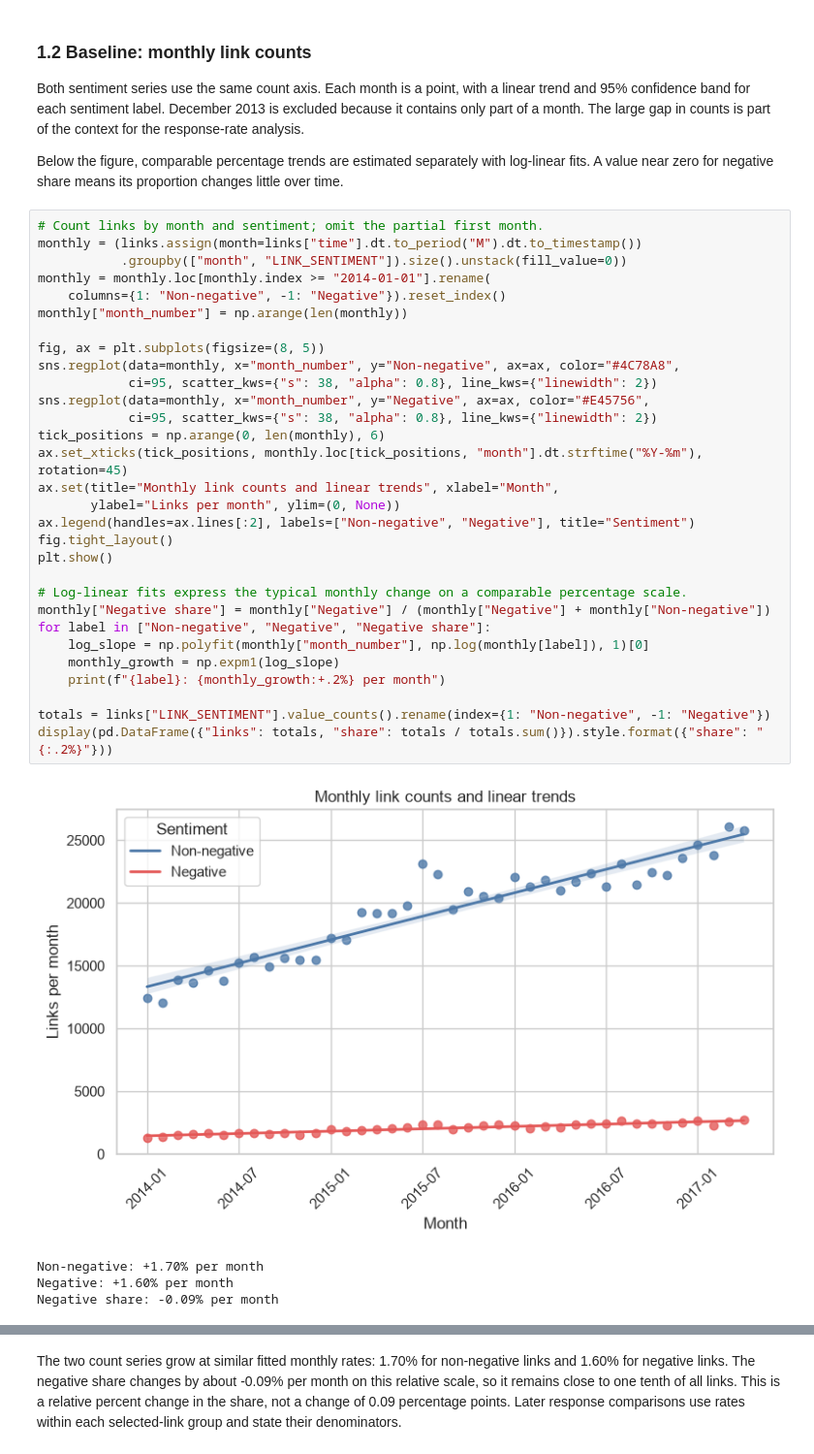
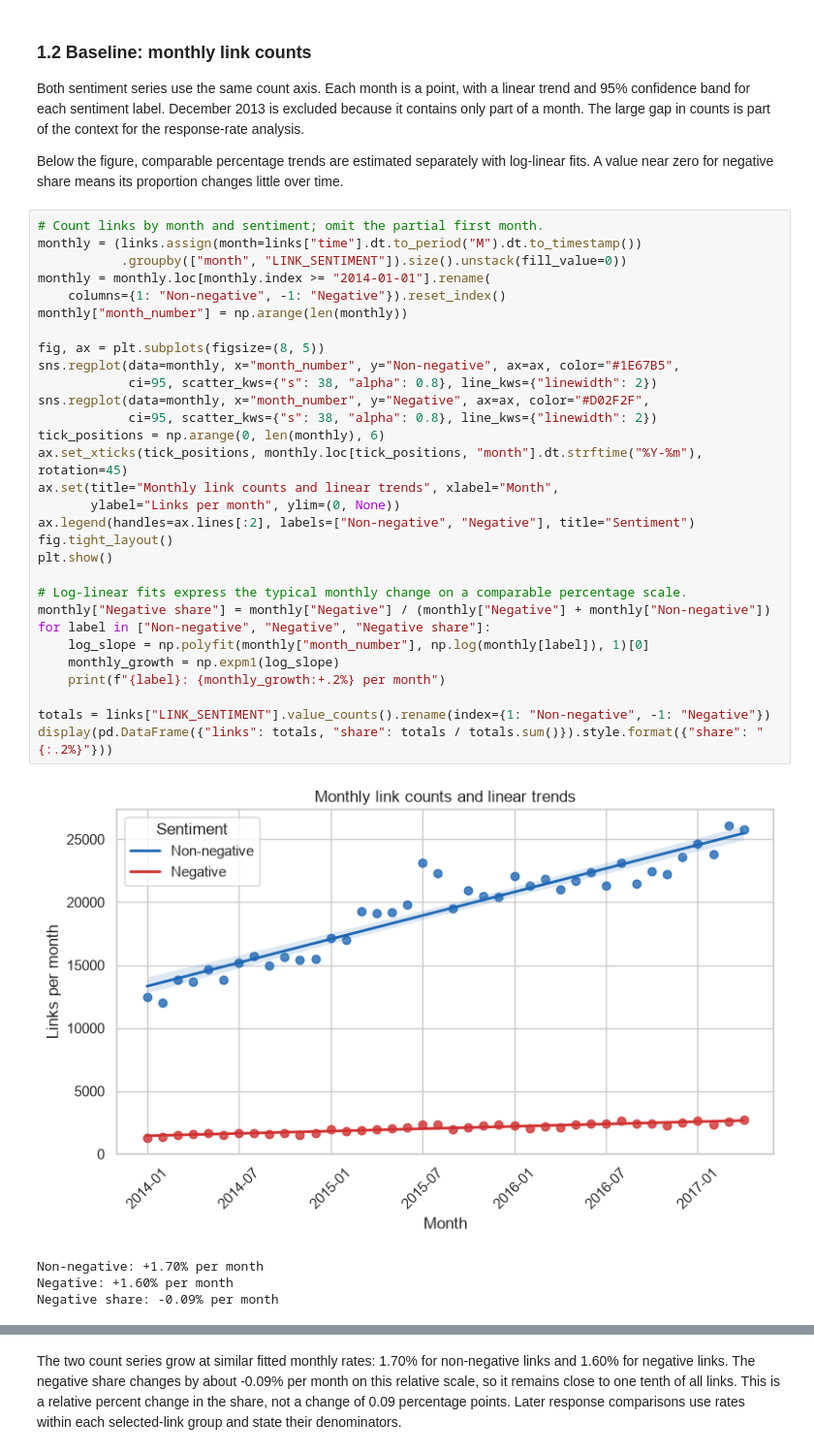
Before and after one commit to RomainFast121/ada_project, a Jupyter notebook: research_question_2.ipynb, the cells around one changed output, grey strips where cells are left out. Shown at 97% size. Cells and saved outputs as stored; diff of their text form.

```diff
--- a/research_question_2.ipynb
+++ b/research_question_2.ipynb
@@ -107,35 +107,35 @@ Below the figure, comparable percentage trends are estimated separately with log
 # %%
 # Count links by month and sentiment; omit the partial first month.
 monthly = (links.assign(month=links["time"].dt.to_period("M").dt.to_timestamp())
            .groupby(["month", "LINK_SENTIMENT"]).size().unstack(fill_value=0))
 monthly = monthly.loc[monthly.index >= "2014-01-01"].rename(
     columns={1: "Non-negative", -1: "Negative"}).reset_index()
 monthly["month_number"] = np.arange(len(monthly))
 
 fig, ax = plt.subplots(figsize=(8, 5))
-sns.regplot(data=monthly, x="month_number", y="Non-negative", ax=ax, color="#4C78A8",
+sns.regplot(data=monthly, x="month_number", y="Non-negative", ax=ax, color="#1E67B5",
             ci=95, scatter_kws={"s": 38, "alpha": 0.8}, line_kws={"linewidth": 2})
-sns.regplot(data=monthly, x="month_number", y="Negative", ax=ax, color="#E45756",
+sns.regplot(data=monthly, x="month_number", y="Negative", ax=ax, color="#D02F2F",
             ci=95, scatter_kws={"s": 38, "alpha": 0.8}, line_kws={"linewidth": 2})
 tick_positions = np.arange(0, len(monthly), 6)
 ax.set_xticks(tick_positions, monthly.loc[tick_positions, "month"].dt.strftime("%Y-%m"), rotation=45)
 ax.set(title="Monthly link counts and linear trends", xlabel="Month",
        ylabel="Links per month", ylim=(0, None))
 ax.legend(handles=ax.lines[:2], labels=["Non-negative", "Negative"], title="Sentiment")
 fig.tight_layout()
 plt.show()
 
 # Log-linear fits express the typical monthly change on a comparable percentage scale.
 monthly["Negative share"] = monthly["Negative"] / (monthly["Negative"] + monthly["Non-negative"])
 for label in ["Non-negative", "Negative", "Negative share"]:
     log_slope = np.polyfit(monthly["month_number"], np.log(monthly[label]), 1)[0]
     monthly_growth = np.expm1(log_slope)
     print(f"{label}: {monthly_growth:+.2%} per month")
 
 totals = links["LINK_SENTIMENT"].value_counts().rename(index={1: "Non-negative", -1: "Negative"})
 display(pd.DataFrame({"links": totals, "share": totals / totals.sum()}).style.format({"share": "{:.2%}"}))
 # %% [output]
-[figure, old version]
+[figure, new version]
 Non-negative: +1.70% per month
 Negative: +1.60% per month
 Negative share: -0.09% per month
```
Also changed, not shown: parts of 8 cells of this notebook.
